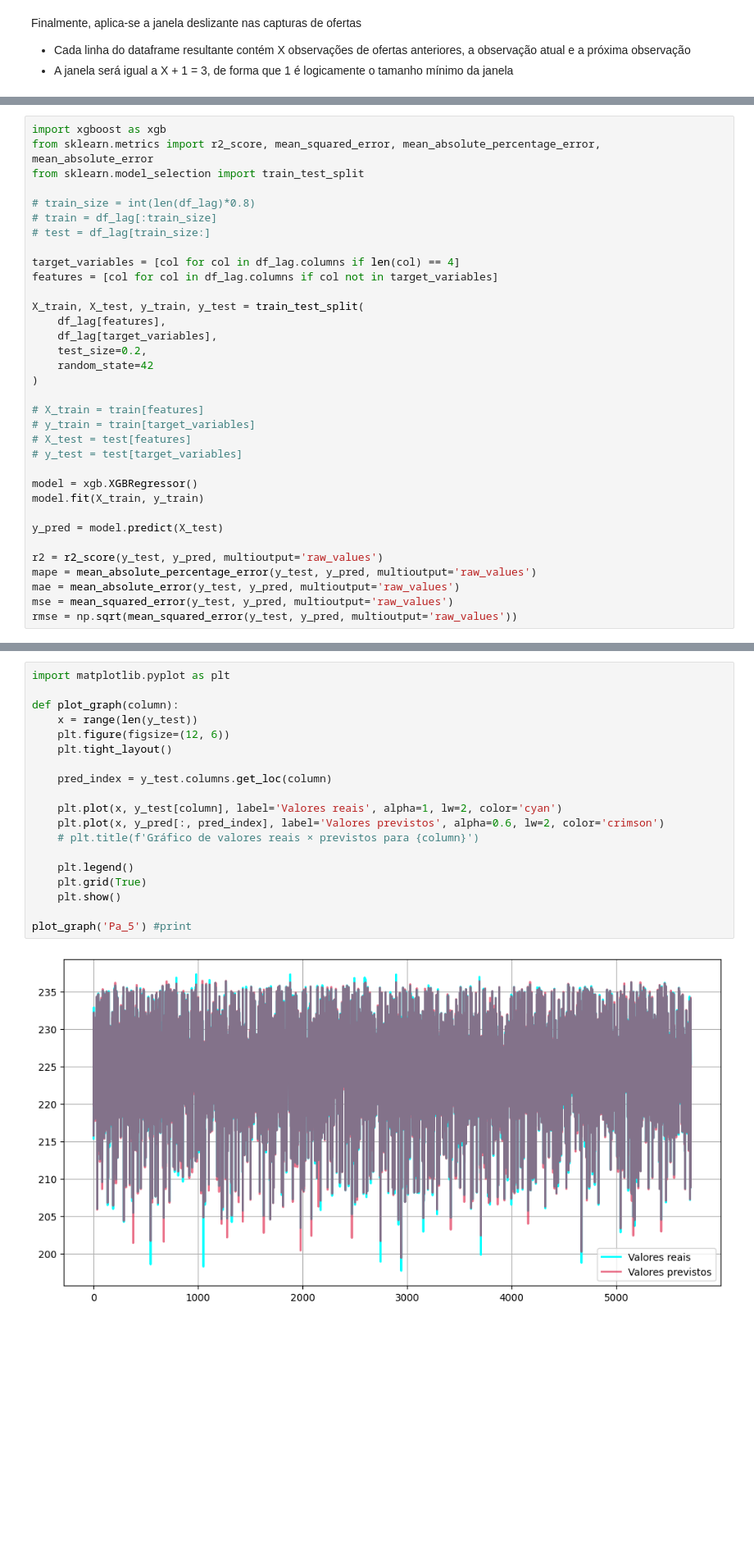
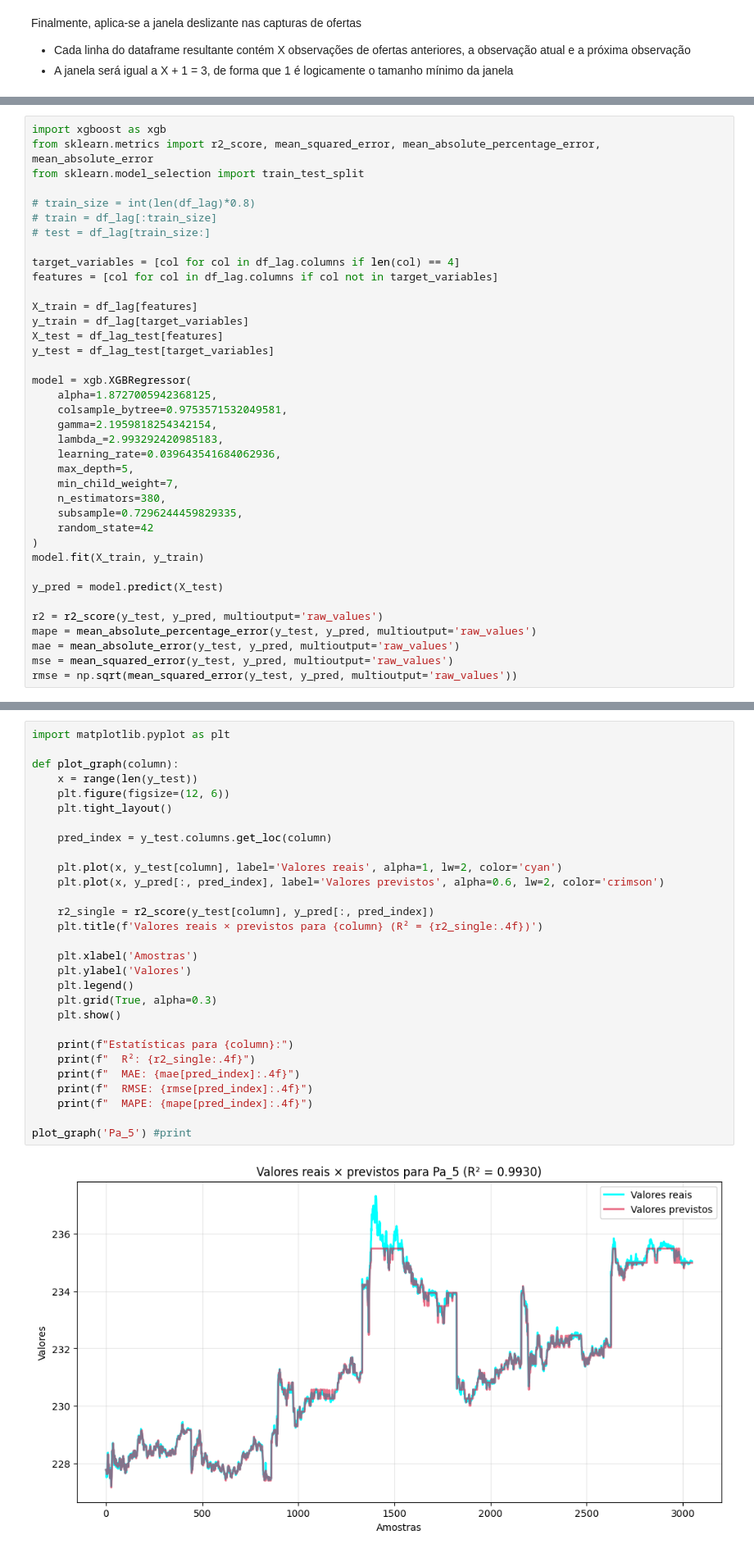
Before and after one commit to AILAB-CEFET-RJ/dtml, a Jupyter notebook: notebook/data_featuring.ipynb, the cells around one changed output, grey strips where cells are left out. Shown at 82% size. Drawn from its saved outputs; the diff is of its cells as text; blank space fills up the shorter version.

```diff
--- a/notebook/data_featuring.ipynb
+++ b/notebook/data_featuring.ipynb
@@ -298,19 +405,23 @@ from sklearn.model_selection import train_test_split
 target_variables = [col for col in df_lag.columns if len(col) == 4]
 features = [col for col in df_lag.columns if col not in target_variables]
 
-X_train, X_test, y_train, y_test = train_test_split(
-    df_lag[features],
-    df_lag[target_variables],
-    test_size=0.2,
+X_train = df_lag[features]
+y_train = df_lag[target_variables]
+X_test = df_lag_test[features]
+y_test = df_lag_test[target_variables]
+
+model = xgb.XGBRegressor(
+    alpha=1.8727005942368125,
+    colsample_bytree=0.9753571532049581,
+    gamma=2.1959818254342154,
+    lambda_=2.993292420985183,
+    learning_rate=0.039643541684062936,
+    max_depth=5,
+    min_child_weight=7,
+    n_estimators=380,
+    subsample=0.7296244459829335,
     random_state=42
 )
-
-# X_train = train[features]
-# y_train = train[target_variables]
-# X_test = test[features]
-# y_test = test[target_variables]
-
-model = xgb.XGBRegressor()
 model.fit(X_train, y_train)
 
 y_pred = model.predict(X_test)
@@ -373,21 +487,31 @@ Sb_5 & 64.890701 & 10.520075 & 19485.220703 & 139.589478 & -0.379758 \\
 # %%
 import matplotlib.pyplot as plt
 
 def plot_graph(column):
     x = range(len(y_test))
     plt.figure(figsize=(12, 6))
     plt.tight_layout()
 
     pred_index = y_test.columns.get_loc(column)
 
     plt.plot(x, y_test[column], label='Valores reais', alpha=1, lw=2, color='cyan')
     plt.plot(x, y_pred[:, pred_index], label='Valores previstos', alpha=0.6, lw=2, color='crimson')
-    # plt.title(f'Gráfico de valores reais × previstos para {column}')
 
+    r2_single = r2_score(y_test[column], y_pred[:, pred_index])
+    plt.title(f'Valores reais × previstos para {column} (R² = {r2_single:.4f})')
+
+    plt.xlabel('Amostras')
+    plt.ylabel('Valores')
     plt.legend()
-    plt.grid(True)
+    plt.grid(True, alpha=0.3)
     plt.show()
 
+    print(f"Estatísticas para {column}:")
+    print(f"  R²: {r2_single:.4f}")
+    print(f"  MAE: {mae[pred_index]:.4f}")
+    print(f"  RMSE: {rmse[pred_index]:.4f}")
+    print(f"  MAPE: {mape[pred_index]:.4f}")
+
 plot_graph('Pa_5') #print
 # %% [output]
-[figure, old version]
+[figure, new version]
```
Also changed, not shown: parts of 23 cells of this notebook, 7 other files.
